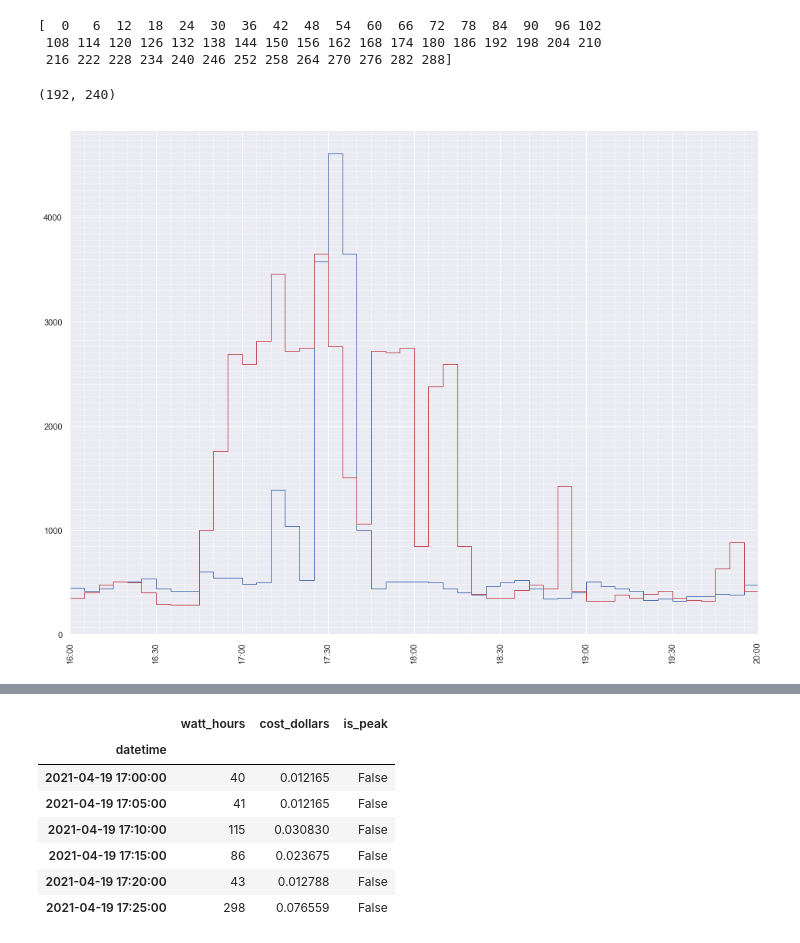
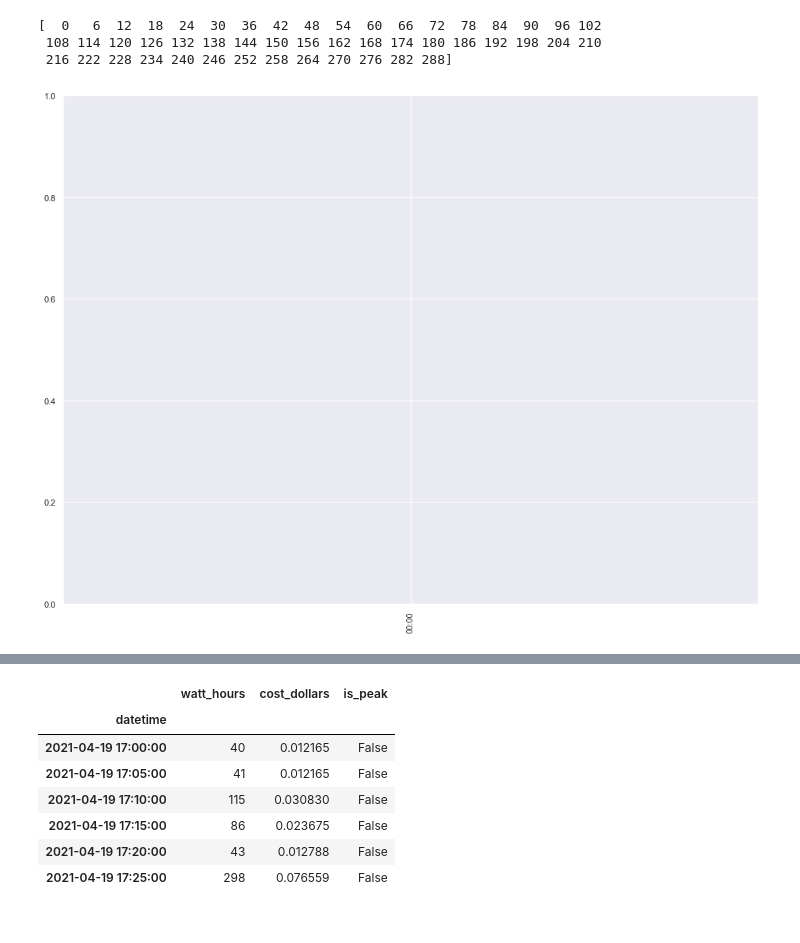
Before and after one commit to Hoops01/MeterDataAnalysis, a Jupyter notebook: MeterDataExtract.ipynb, the cells around one changed output, grey strips where cells are left out. Drawn from its saved outputs; the diff is of its cells as text; code cells hidden in the pictures.

```diff
--- a/MeterDataExtract.ipynb
+++ b/MeterDataExtract.ipynb
@@ -119,12 +123,13 @@ dateparse = lambda x: datetime.strptime(x, '%Y-%m-%d %H:%M:%S')
 
 # df = pd.read_csv(infile, parse_dates=['datetime'], date_parser=dateparse)
 
-filename = 'powerpal_data_00016633.csv'
+filename = 'powerpal_data_00016633_20210616.csv'
 powerpal_data = pd.read_csv(filename, parse_dates=[0], date_parser=dateparse)
 powerpal_data['datetime'] = powerpal_data.datetime_utc + timedelta(hours=10)
 powerpal_data.drop('datetime_utc', axis=1, inplace=True)
 powerpal_data = powerpal_data.set_index('datetime')
 freq = pd.infer_freq(powerpal_data.index)
+print(freq)
 powerpal_data = powerpal_data.asfreq(freq)
 powerpal_data
 # %% [output]
@@ -225,13 +220,0 @@ powerpal_data_30min.loc['2021-04-18']#.to_clipboard()
-# %%
-series = powerpal_data_30min.loc['2021-04-18'].watt_hours
-x = series.index
-freq = x.freq
-x = x.union(x + 1)
-# xend = (x[-1] + x.freq)
-# x = np.concatenate(x.values, xend)
-# np.append(x, xend)
-# x[-1] + np.timedelta64()
-# np.append(x.values, [x[-1] + freq])
-# x.union(x[-1] + x.freq)
-# print((x + 1))
-x.values
@@ -276,7 +220,0 @@ array([  0.,   1.,   2.,   3.,   4.,   5.,   6.,   7.,   8.,   9.,  10.,
-# %%
-x = np.arange(0, 49)
-# x = np.linspace(0, 288, num=289, endpoint=True)
-xl = np.arange(289)
-xl = xl.repeat(2)[1:-1]
-# len(x)
-xl
@@ -372,19 +431,20 @@ from matplotlib.ticker import (MultipleLocator, AutoMinorLocator, NullFormatter)
 
 fig, ax = plt.subplots(figsize=(16,12))
 
-x30, y30 = repeat_values(powerpal_data_30min.loc['2021-04-19'].watt_hours)
+plot_area(powerpal_data_30min.loc['2021-05-01':].watt_hours)
+# x30, y30 = repeat_values(powerpal_data_30min.loc['2021-05-01':].watt_hours)
 # ax.plot(x30,y30, color='k', linewidth = 1)
 # ax.fill_between(x, y, alpha=0.4, facecolor = 'grey')
 
-x5, y5 = repeat_values(powerpal_data_5min.loc['2021-04-19'].watt_hours)
-ax.plot(xl, y5, color='b', linewidth = 1)
+# x5, y5 = repeat_values(powerpal_data_5min.loc['2021-05-01':].watt_hours)
+# ax.plot(xl, y5, color='b', linewidth = 1)
 
-x5, y5 = repeat_values(powerpal_data_5min.loc['2021-04-18'].watt_hours)
-ax.plot(xl, y5, color='r', linewidth = 1)
+# x5, y5 = repeat_values(powerpal_data_5min.loc['2021-05-01':].watt_hours)
+# ax.plot(xl, y5, color='r', linewidth = 1)
 
 
 
-x, y = repeat_values(powerpal_data.loc['2021-04-19'].watt_hours)
+x, y = repeat_values(powerpal_data.loc['2021-05-01':].watt_hours)
 # ax.plot(x,y, linewidth = 1, color='green')
 # ax.fill_between(x, y, alpha=0.4, facecolor = 'red')
 
@@ -392,36 +452,35 @@ x, y = repeat_values(powerpal_data.loc['2021-04-19'].watt_hours)
 
 
 ax.set_xticks(ts)
 ax.set_xticklabels(tl)
 
 # majorLoc = MinuteLocator(byminute=np.arange(0,60,30))
 # minorLoc = MinuteLocator(byminute=np.arange(0,60,5))
 # ax.xaxis.set_major_locator(majorLoc)
 # ax.xaxis.set_minor_locator(minorLoc)
 
 # ax.xaxis.set_major_locator(MultipleLocator(6))
 ax.xaxis.set_minor_locator(MultipleLocator(1))
 ax.xaxis.set_minor_formatter(NullFormatter())
 
 ax.yaxis.set_minor_locator(MultipleLocator(60))
 
 ax.yaxis.set_minor_formatter(NullFormatter())
 
 # ax.xaxis.set_major_formatter(DateFormatter('%H:%M'))
 # ax.xaxis.set_minor_formatter(DateFormatter('%H:%M'))
 ax.grid(b=True, which='minor', color='w', linewidth=0.5)
 
 period_to_time(period, interval=30)
 
 ax.set_ylim(bottom=0)
 ax.autoscale(axis='x', tight=True)
 plt.xticks(rotation = 90, ha='center');
 
 # )ax.set_xlim(pd.Timestamp('2021-04-19 14:00'), pd.Timestamp('2021-04-19 22:00')
-ax.set_xlim(192,204+6*6)
+# ax.set_xlim(192,204+6*6)
 # %% [output]
-(192, 240)
-[figure, old version]
+[figure, new version]
 # %%
 len(y5)
 # %% [output]
```
Also changed, not shown: parts of 74 cells of this notebook.
